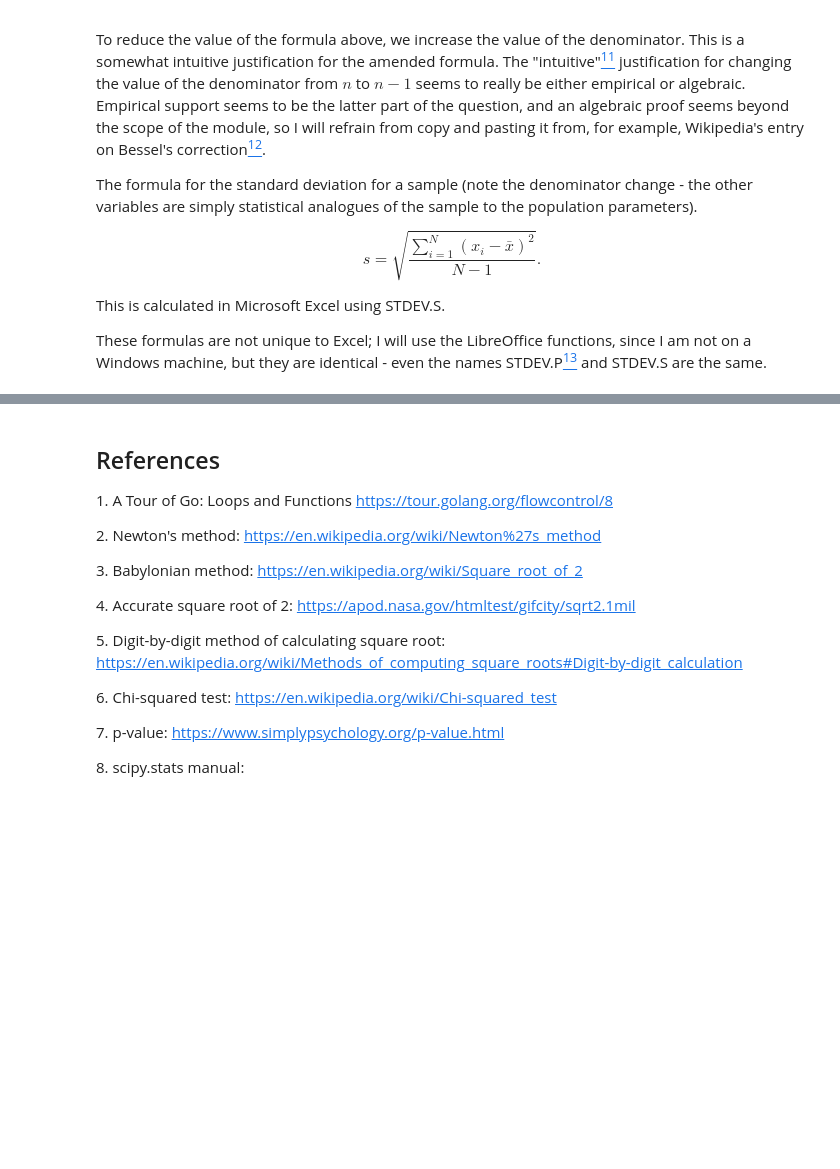
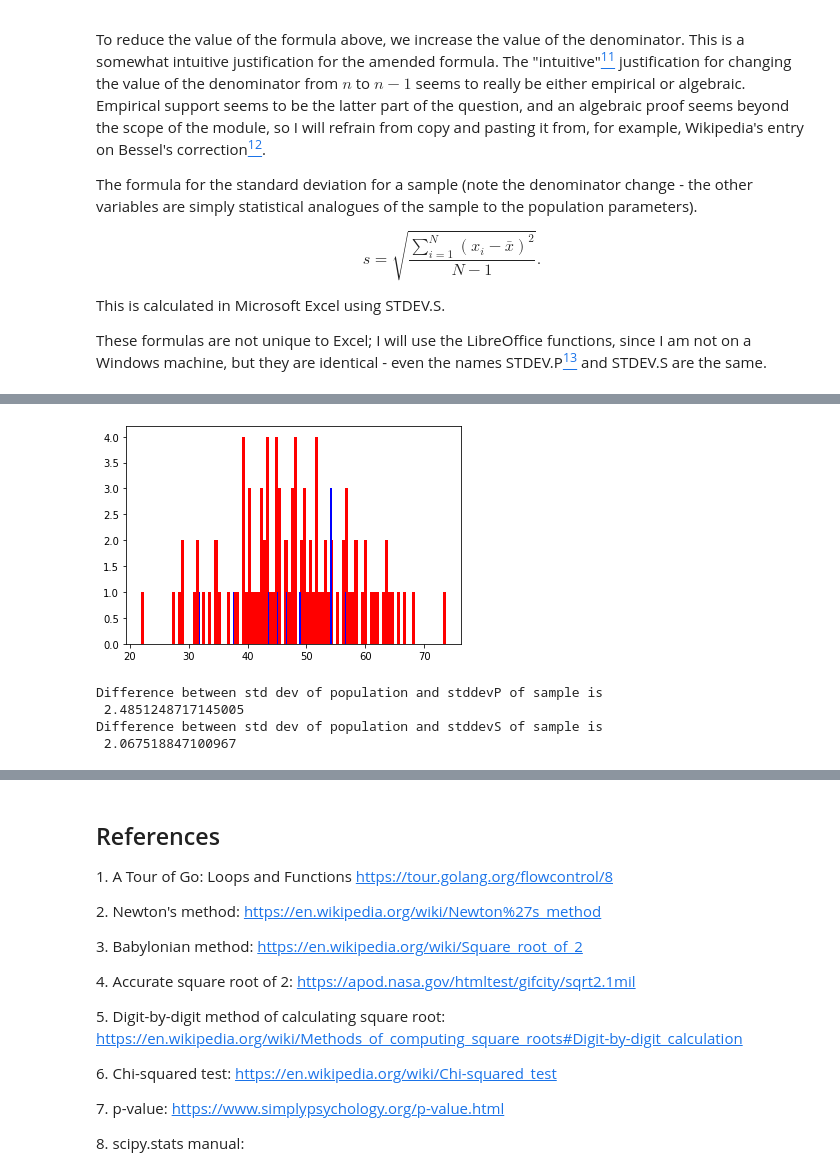
Before and after one commit to HFintan/MLS, a Jupyter notebook: Tasks.ipynb, the cells around one changed output, grey strips where cells are left out. Drawn from its saved outputs; the diff is of its cells as text; code cells hidden in the pictures; blank space fills up the shorter version.

```diff
--- a/Tasks.ipynb
+++ b/Tasks.ipynb
@@ -417,0 +454,18 @@ A quote from Press et al.[<sup>14</sup>](#std-th-si) feels appropriate at this j
+# %%
+# 2.
+# Select a random sample from the population we've just created
+sample = np.random.choice(x, 10)
+plt.hist(x,100,color='red')
+plt.hist(sample,100,color='blue')
+plt.show()
+
+# 3.
+# Check which is closer.
+print('Difference between std dev of population and stddevP of sample is\n', abs(sigma-stddevP(sample)))
+print('Difference between std dev of population and stddevS of sample is\n', abs(sigma-stddevS(sample)))
+# %% [output]
+[figure, added]
+Difference between std dev of population and stddevP of sample is
+ 2.4851248717145005
+Difference between std dev of population and stddevS of sample is
+ 2.067518847100967
```
Also changed, not shown: parts of 7 cells of this notebook, 3 other files.
